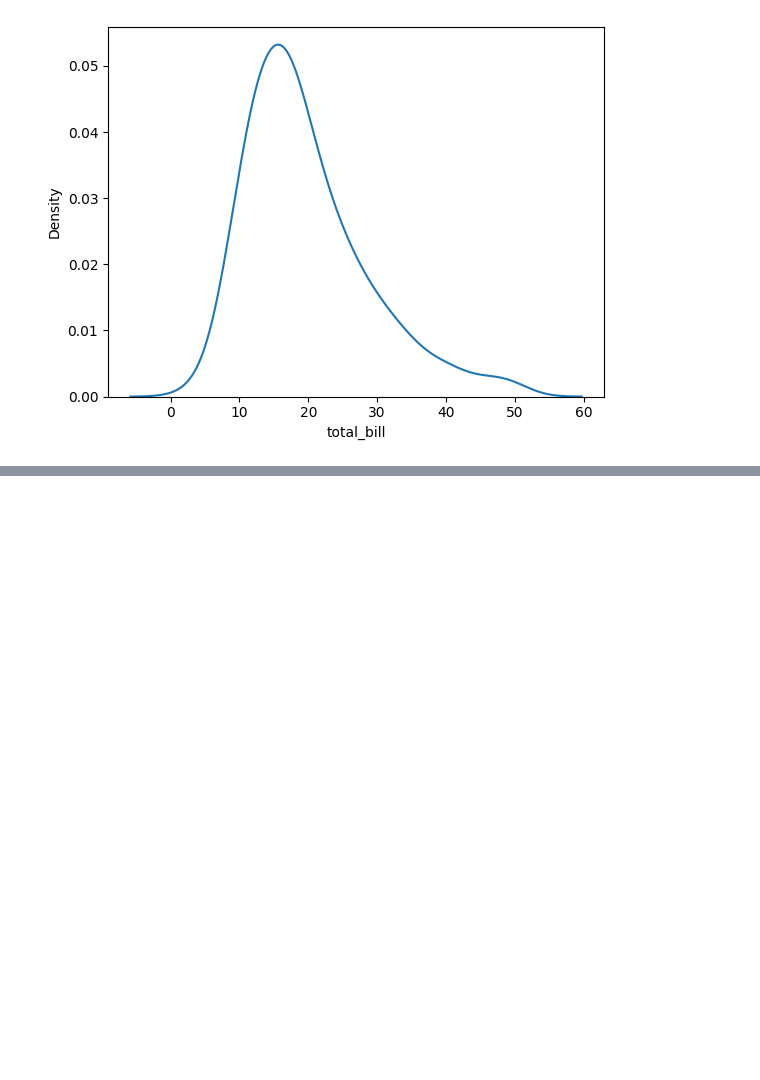
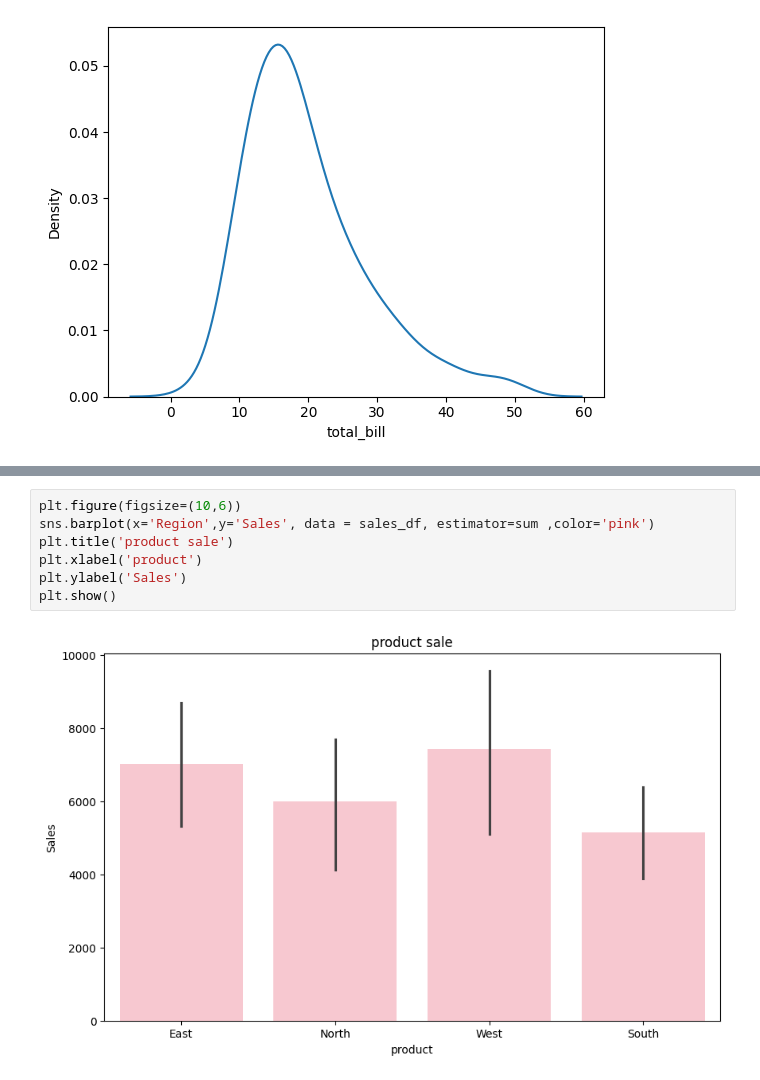
Before and after one commit to Siddhant-gupta16/data, a Jupyter notebook: basic_python1/seaborn.ipynb, the cells around one changed output, grey strips where cells are left out. Drawn from its saved outputs; the diff is of its cells as text; blank space fills up the shorter version.

```diff
--- a/basic_python1/seaborn.ipynb
+++ b/basic_python1/seaborn.ipynb
@@ -97,0 +140,9 @@ This will become an error in seaborn v0.14.0; please update your code.
+# %%
+plt.figure(figsize=(10,6))
+sns.barplot(x='Region',y='Sales', data = sales_df, estimator=sum ,color='pink')
+plt.title('product sale')
+plt.xlabel('product')
+plt.ylabel('Sales')
+plt.show()
+# %% [output]
+[figure, added]
```
Also changed, not shown: parts of 5 cells of this notebook.
